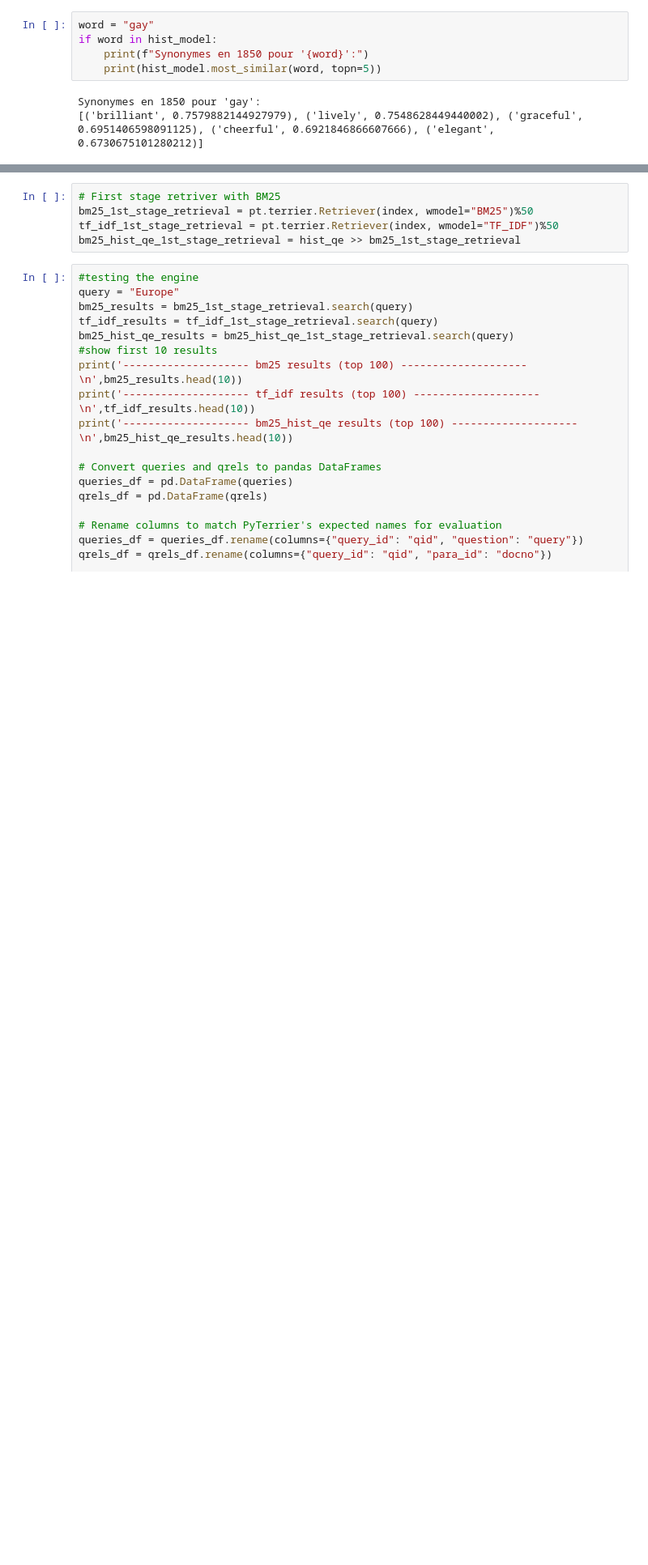
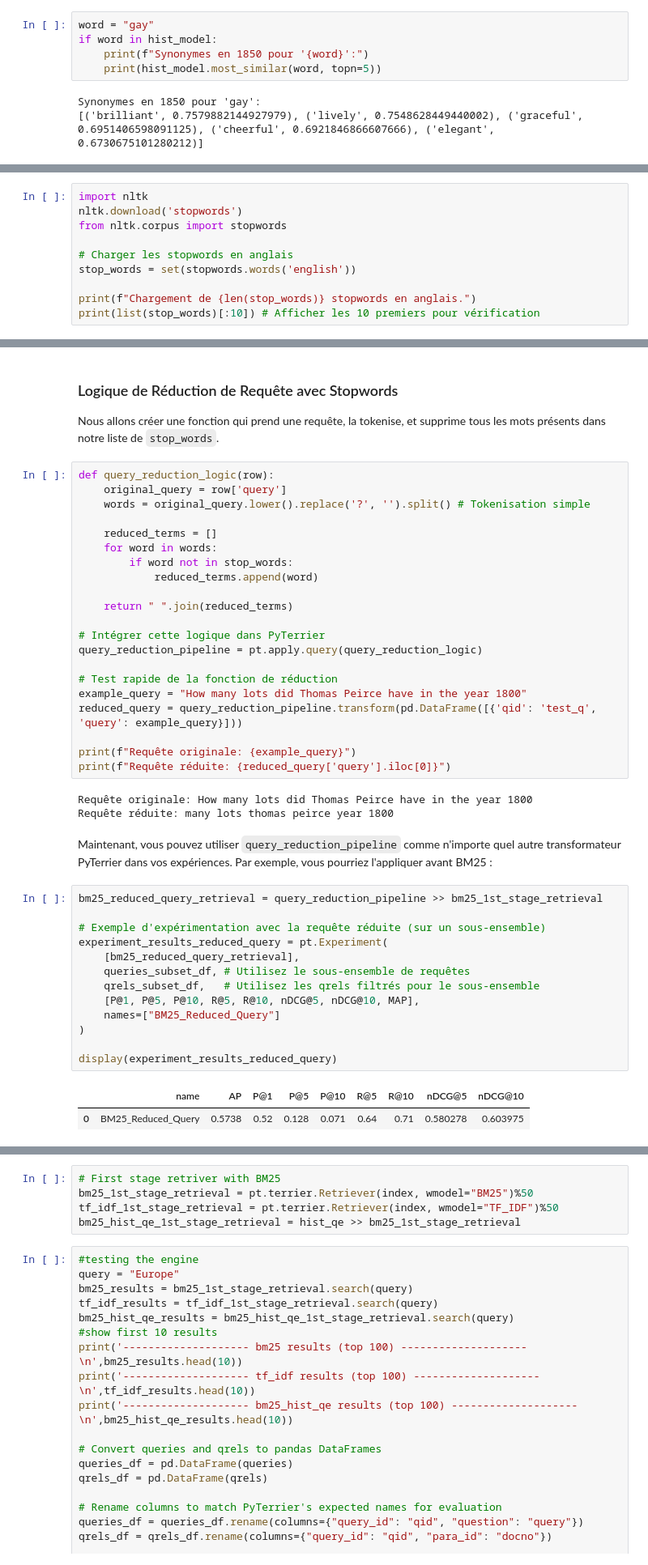
Before and after one commit to OmerSherman/IRProject, a Jupyter notebook: Historical News Question Answering.ipynb, the cells around one changed output, grey strips where cells are left out. Shown at 81% size. Cells and saved outputs as stored; diff of their text form; blank space fills up the shorter version.

```diff
--- a/Historical News Question Answering.ipynb
+++ b/Historical News Question Answering.ipynb
@@ -453,0 +492,10 @@ hist_qe = pt.apply.query(hist_expansion_logic)
+# %%
+import nltk
+nltk.download('stopwords')
+from nltk.corpus import stopwords
+
+# Charger les stopwords en anglais
+stop_words = set(stopwords.words('english'))
+
+print(f"Chargement de {len(stop_words)} stopwords en anglais.")
+print(list(stop_words)[:10]) # Afficher les 10 premiers pour vérification
@@ -454 +507,47 @@ hist_qe = pt.apply.query(hist_expansion_logic)
+# %% [markdown]
+### Logique de Réduction de Requête avec Stopwords
+
+Nous allons créer une fonction qui prend une requête, la tokenise, et supprime tous les mots présents dans notre liste de `stop_words`.
+# %%
+def query_reduction_logic(row):
+    original_query = row['query']
+    words = original_query.lower().replace('?', '').split() # Tokenisation simple
+
+    reduced_terms = []
+    for word in words:
+        if word not in stop_words:
+            reduced_terms.append(word)
+
+    return " ".join(reduced_terms)
+
+# Intégrer cette logique dans PyTerrier
+query_reduction_pipeline = pt.apply.query(query_reduction_logic)
+
+# Test rapide de la fonction de réduction
+example_query = "How many lots did Thomas Peirce have in the year 1800"
+reduced_query = query_reduction_pipeline.transform(pd.DataFrame([{'qid': 'test_q', 'query': example_query}]))
+
+print(f"Requête originale: {example_query}")
+print(f"Requête réduite: {reduced_query['query'].iloc[0]}")
+# %% [output]
+Requête originale: How many lots did Thomas Peirce have in the year 1800
+Requête réduite: many lots thomas peirce year 1800
+# %% [markdown]
+Maintenant, vous pouvez utiliser `query_reduction_pipeline` comme n'importe quel autre transformateur PyTerrier dans vos expériences. Par exemple, vous pourriez l'appliquer avant BM25 :
+# %%
+bm25_reduced_query_retrieval = query_reduction_pipeline >> bm25_1st_stage_retrieval
+
+# Exemple d'expérimentation avec la requête réduite (sur un sous-ensemble)
+experiment_results_reduced_query = pt.Experiment(
+    [bm25_reduced_query_retrieval],
+    queries_subset_df, # Utilisez le sous-ensemble de requêtes
+    qrels_subset_df,   # Utilisez les qrels filtrés pour le sous-ensemble
+    [P@1, P@5, P@10, R@5, R@10, nDCG@5, nDCG@10, MAP],
+    names=["BM25_Reduced_Query"]
+)
+
+display(experiment_results_reduced_query)
+# %% [output]
+|  | name | AP | P@1 | P@5 | P@10 | R@5 | R@10 | nDCG@5 | nDCG@10 |
+| 0 | BM25_Reduced_Query | 0.5738 | 0.52 | 0.128 | 0.071 | 0.64 | 0.71 | 0.580278 | 0.603975 |
 # %% [markdown]
```
Also changed, not shown: parts of 20 cells of this notebook.
